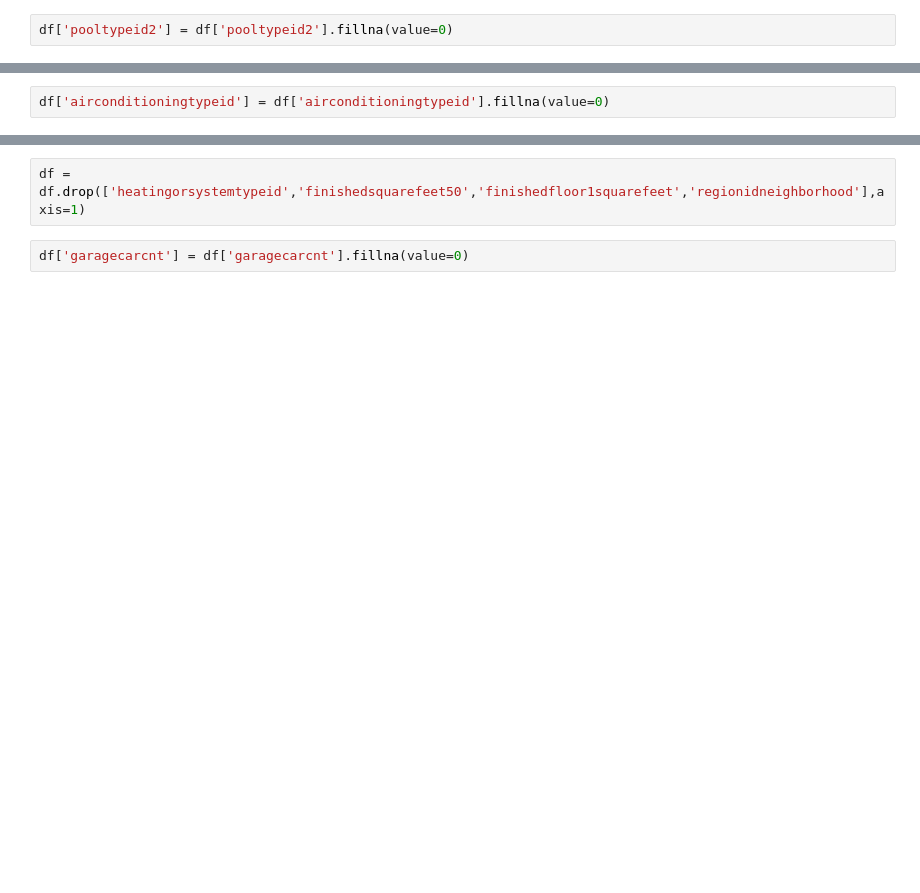
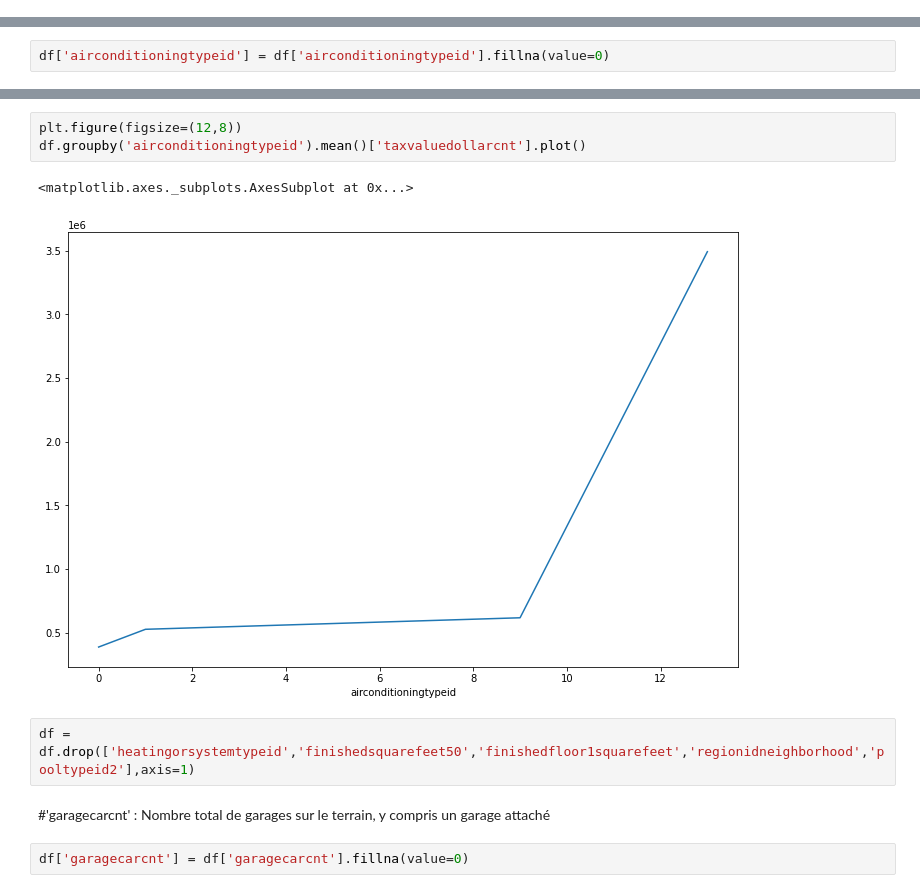
Before and after one commit to Bellahmer-hacene/data-science, a Jupyter notebook: zillow.ipynb, the cells around one changed output, grey strips where cells are left out. Saved outputs shown, nothing was run; the diff lists cells and outputs as text; blank space fills up the shorter version.

```diff
--- a/zillow.ipynb
+++ b/zillow.ipynb
@@ -272,2 +268,0 @@ df.groupby('pooltypeid7').mean()['taxvaluedollarcnt'].plot()
-# %%
-df['pooltypeid2'] = df['pooltypeid2'].fillna(value=0)
@@ -340,4 +339,12 @@ df['airconditioningtypeid'] = df['airconditioningtypeid'].fillna(value=0)
+# %%
+plt.figure(figsize=(12,8))
+df.groupby('airconditioningtypeid').mean()['taxvaluedollarcnt'].plot()
+# %% [output]
+<matplotlib.axes._subplots.AxesSubplot at 0x...>
+[figure, added]
 # %%
-df = df.drop(['heatingorsystemtypeid','finishedsquarefeet50','finishedfloor1squarefeet','regionidneighborhood'],axis=1)
+df = df.drop(['heatingorsystemtypeid','finishedsquarefeet50','finishedfloor1squarefeet','regionidneighborhood','pooltypeid2'],axis=1)
+# %% [markdown]
+#'garagecarcnt' : Nombre total de garages sur le terrain, y compris un garage attaché
 # %%
 df['garagecarcnt'] = df['garagecarcnt'].fillna(value=0)
```
Also changed, not shown: parts of 15 cells of this notebook.
